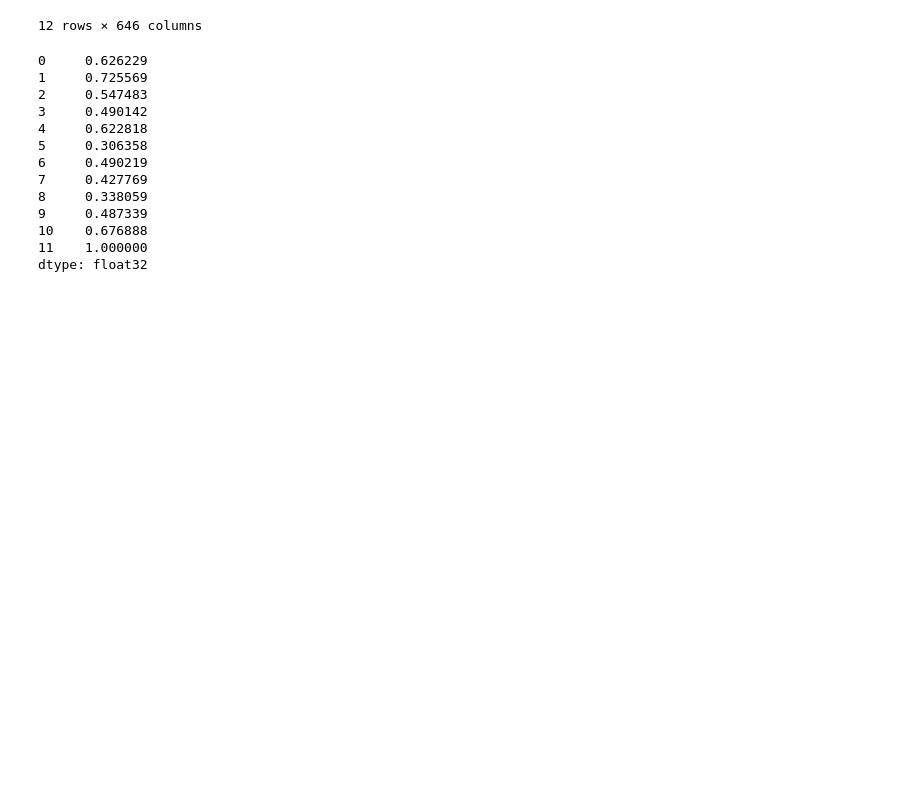
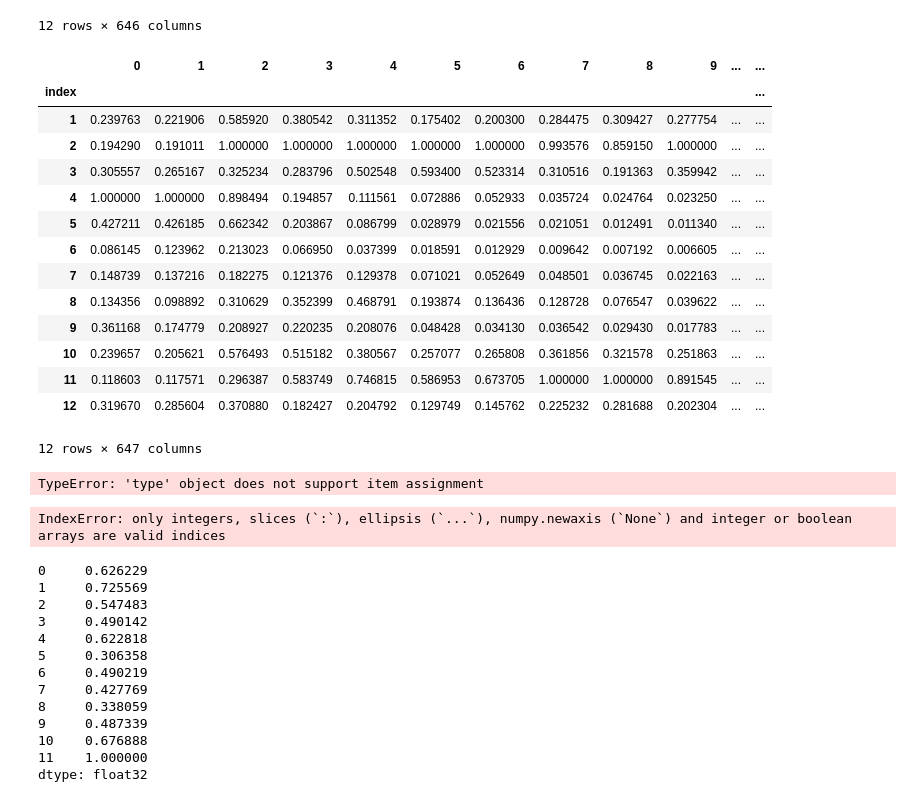
Before and after one commit to Fominayasg/Audio_features_analysis--Music_evokes_cinema, a Jupyter notebook: Pruebas_librosa.ipynb, the cells around one changed output. Cells and saved outputs as stored; diff of their text form; code cells hidden in the pictures; blank space fills up the shorter version.

```diff
--- a/Pruebas librosa.ipynb
+++ b/Pruebas_librosa.ipynb
@@ -60,6 +60,38 @@ chroma_df
 | 10 | 0.118603 | 0.117571 | 0.296387 | 0.583749 | 0.746815 | 0.586953 | 0.673705 | 1.000000 | 1.000000 | 0.891545 | ... | ... |
 | 11 | 0.319670 | 0.285604 | 0.370880 | 0.182427 | 0.204792 | 0.129749 | 0.145762 | 0.225232 | 0.281688 | 0.202304 | ... | ... |
 12 rows × 646 columns
+# %%
+ind = [1,2,3,4,5,6,7,8,9,10,11,12]
+chroma_df['index']= ind
+chroma_df.set_index(chroma_df['index'])
+# %% [output]
+|  | 0 | 1 | 2 | 3 | 4 | 5 | 6 | 7 | 8 | 9 | ... | ... |
+| index |  |  |  |  |  |  |  |  |  |  |  | ... |
+| 1 | 0.239763 | 0.221906 | 0.585920 | 0.380542 | 0.311352 | 0.175402 | 0.200300 | 0.284475 | 0.309427 | 0.277754 | ... | ... |
+| 2 | 0.194290 | 0.191011 | 1.000000 | 1.000000 | 1.000000 | 1.000000 | 1.000000 | 0.993576 | 0.859150 | 1.000000 | ... | ... |
+| 3 | 0.305557 | 0.265167 | 0.325234 | 0.283796 | 0.502548 | 0.593400 | 0.523314 | 0.310516 | 0.191363 | 0.359942 | ... | ... |
+| 4 | 1.000000 | 1.000000 | 0.898494 | 0.194857 | 0.111561 | 0.072886 | 0.052933 | 0.035724 | 0.024764 | 0.023250 | ... | ... |
+| 5 | 0.427211 | 0.426185 | 0.662342 | 0.203867 | 0.086799 | 0.028979 | 0.021556 | 0.021051 | 0.012491 | 0.011340 | ... | ... |
+| 6 | 0.086145 | 0.123962 | 0.213023 | 0.066950 | 0.037399 | 0.018591 | 0.012929 | 0.009642 | 0.007192 | 0.006605 | ... | ... |
+| 7 | 0.148739 | 0.137216 | 0.182275 | 0.121376 | 0.129378 | 0.071021 | 0.052649 | 0.048501 | 0.036745 | 0.022163 | ... | ... |
+| 8 | 0.134356 | 0.098892 | 0.310629 | 0.352399 | 0.468791 | 0.193874 | 0.136436 | 0.128728 | 0.076547 | 0.039622 | ... | ... |
+| 9 | 0.361168 | 0.174779 | 0.208927 | 0.220235 | 0.208076 | 0.048428 | 0.034130 | 0.036542 | 0.029430 | 0.017783 | ... | ... |
+| 10 | 0.239657 | 0.205621 | 0.576493 | 0.515182 | 0.380567 | 0.257077 | 0.265808 | 0.361856 | 0.321578 | 0.251863 | ... | ... |
+| 11 | 0.118603 | 0.117571 | 0.296387 | 0.583749 | 0.746815 | 0.586953 | 0.673705 | 1.000000 | 1.000000 | 0.891545 | ... | ... |
+| 12 | 0.319670 | 0.285604 | 0.370880 | 0.182427 | 0.204792 | 0.129749 | 0.145762 | 0.225232 | 0.281688 | 0.202304 | ... | ... |
+12 rows × 647 columns
+# %%
+tones_df = pd.DataFrame
+for column in chroma_df:
+    tones_df [f"{column}"] = (chroma_df[(chroma_df>=.6)[column]].index)
+# %% [output]
+TypeError: 'type' object does not support item assignment
+# %%
+for i in chroma_df[0]:
+    if i >= 0.6:
+        print(i)
+# %% [output]
+IndexError: only integers, slices (`:`), ellipsis (`...`), numpy.newaxis (`None`) and integer or boolean arrays are valid indices
 # %%
 # sumamos todos los valores a lo largo del tiempo de cada nota
 chroma_suma = chroma_df.T.sum()
```
Also changed, not shown: parts of 44 cells of this notebook, 10 other files.
